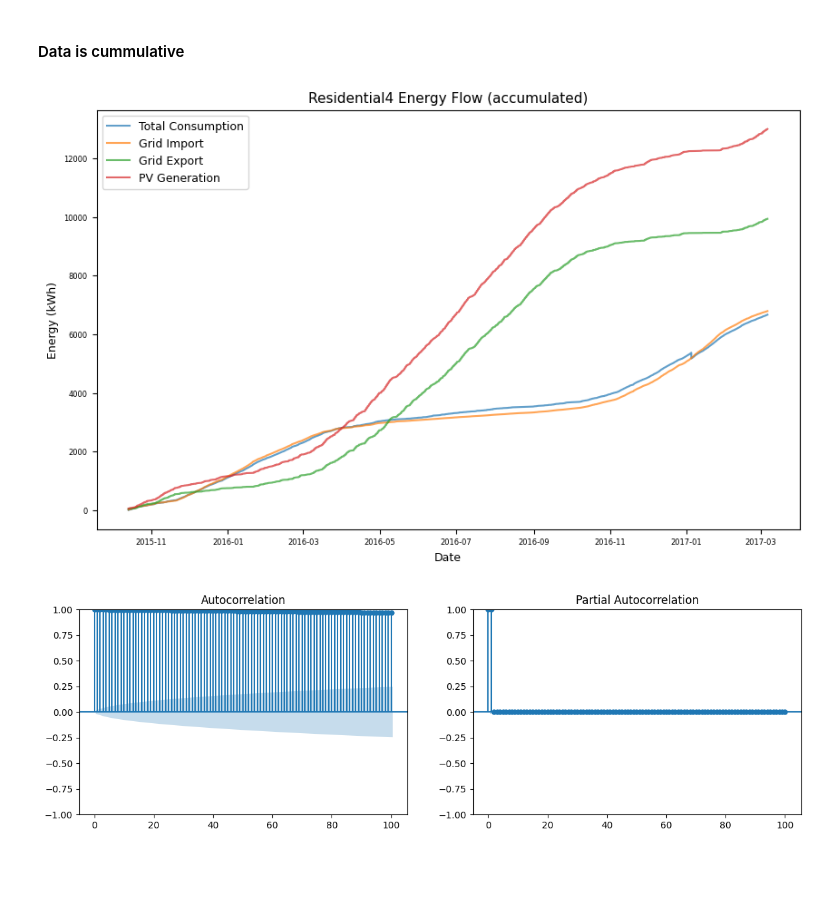
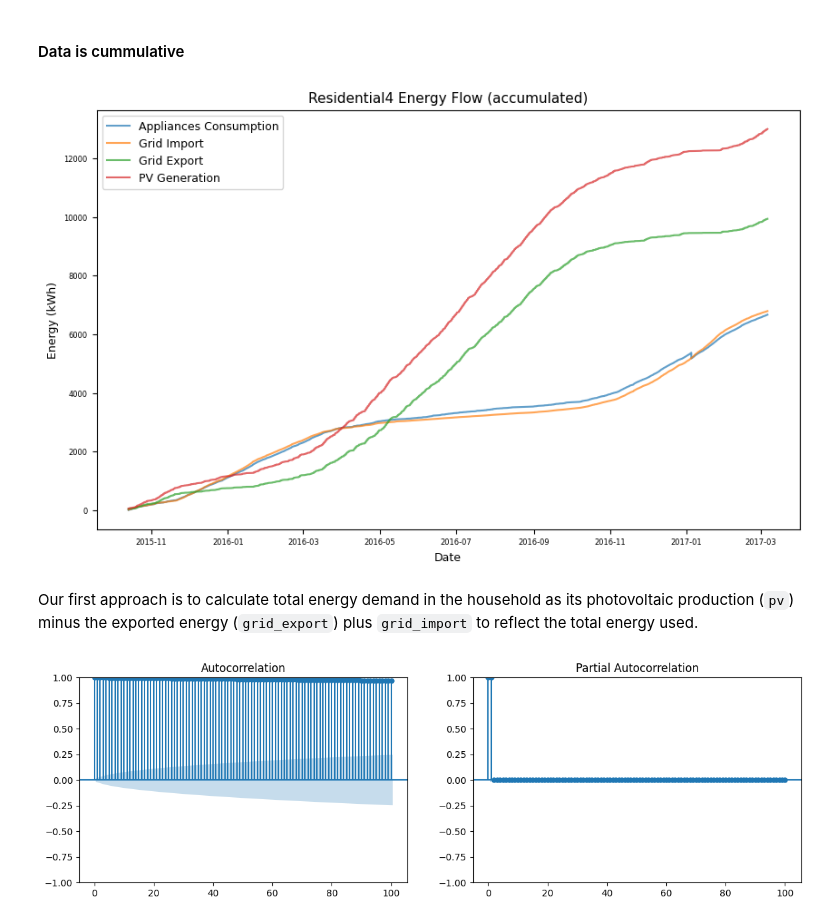
Before and after one commit to JoannaKusy/ML_for_Data_Analytics_Project, a Jupyter notebook: notebooks/01_eda.ipynb, the cells around one changed output. Saved outputs shown, nothing was run; the diff lists cells and outputs as text; code cells hidden in the pictures; blank space fills up the shorter version.

```diff
--- a/notebooks/01_eda.ipynb
+++ b/notebooks/01_eda.ipynb
@@ -263,24 +266,26 @@ plt.show()
 #### Data is cummulative
 # %%
 # Exclude grid_import, grid_export, and pv columns
-consumption_cols = [col for col in residential4_data.columns
+appliances_cols = [col for col in residential4_data.columns
                     if 'grid_import' not in col and 'grid_export' not in col and 'pv' not in col]
 
-cummulative_consumption = residential4_data[consumption_cols].sum(axis=1)
+appliances_consumption = residential4_data[appliances_cols].sum(axis=1)
 
-# after group discussion, we decided to exclude "total consumption" from demand calculation
-plt.plot(residential4_data.index, cummulative_consumption, label='Total Consumption (not used)', alpha=0.7)
+# after group discussion, we decided to exclude "appliances_consumption" from demand calculation
+plt.plot(residential4_data.index, appliances_consumption, label='Appliances Consumption', alpha=0.7)
 plt.plot(residential4_data.index, residential4_data['grid_import'], label='Grid Import', alpha=0.7)
 plt.plot(residential4_data.index, residential4_data['grid_export'], label='Grid Export', alpha=0.7)
 plt.plot(residential4_data.index, residential4_data['pv'], label='PV Generation', alpha=0.7)
 plt.title('Residential4 Energy Flow (accumulated)', fontsize=TITLE_FONTSIZE)
 plt.xlabel('Date', fontsize=LABEL_FONTSIZE)
 plt.ylabel('Energy (kWh)', fontsize=LABEL_FONTSIZE)
 plt.legend(fontsize=LABEL_FONTSIZE)
 plt.tick_params(labelsize=TICK_LABEL_FONTSIZE)
 plt.show()
 # %% [output]
-[figure, old version]
+[figure, new version]
+# %% [markdown]
+Our first approach is to calculate total energy demand in the household as its photovoltaic production (`pv`) minus the exported energy (`grid_export`) plus `grid_import` to reflect the total energy used.
 # %%
 # perhaps, we should concider energy demend as energy obtain - energy exported
 energy_demand = residential4_data['grid_import'] + residential4_data['pv'] - residential4_data['grid_export']
```
Also changed, not shown: parts of 14 cells of this notebook.
